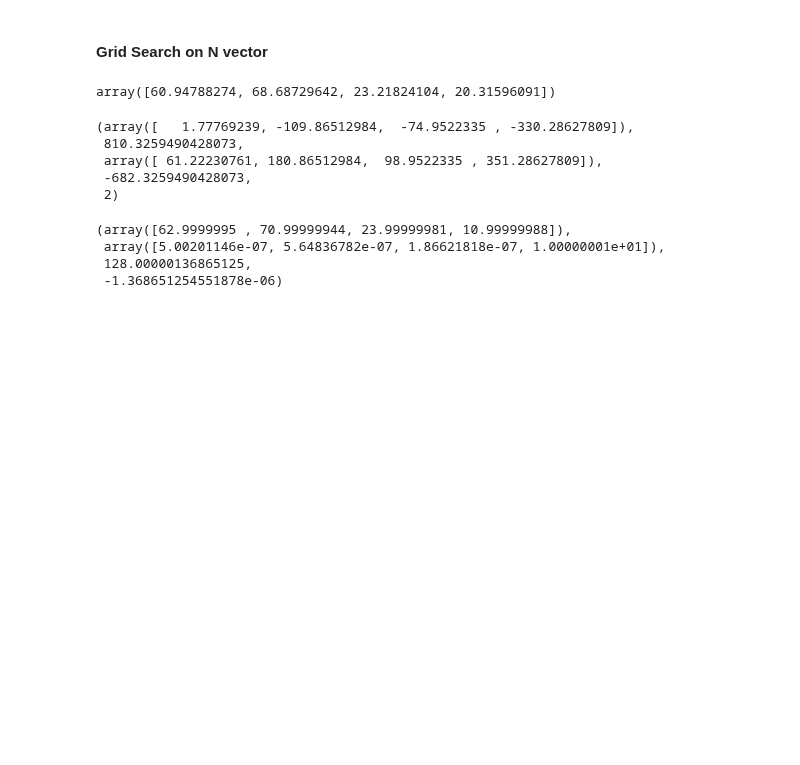
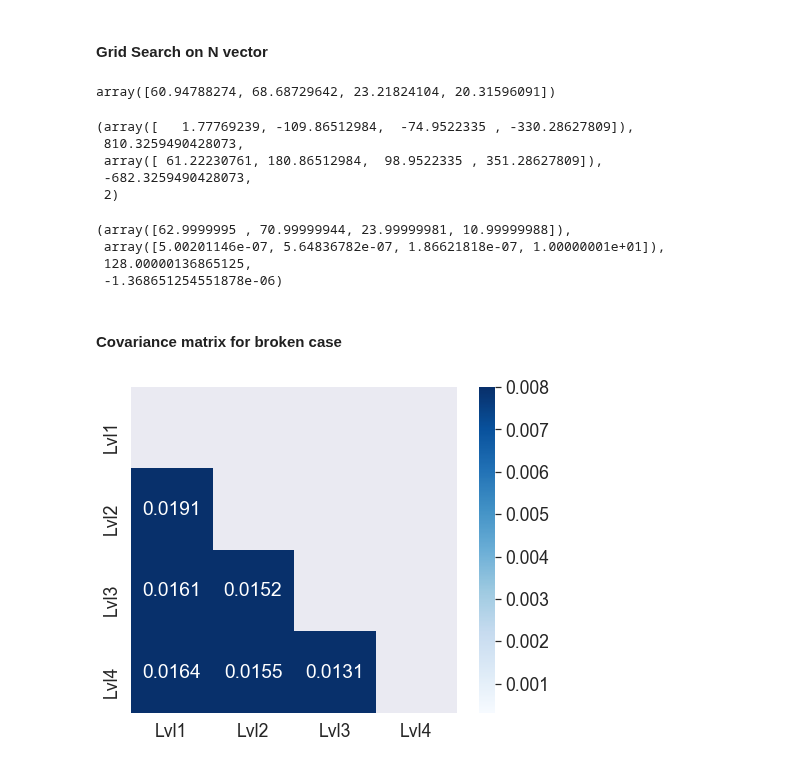
Before and after one commit to ihmeuw-msca/CorrelationCorrection, a Jupyter notebook: GL_example.ipynb, the cells around one changed output. Drawn from its saved outputs; the diff is of its cells as text; code cells hidden in the pictures; blank space fills up the shorter version.

```diff
--- a/GL_example.ipynb
+++ b/GL_example.ipynb
@@ -243,3 +277,33 @@ IF(Lx,A0,Nx,M1x).convexProgram()
  array([5.00201146e-07, 5.64836782e-07, 1.86621818e-07, 1.00000001e+01]),
  128.00000136865125,
  -1.368651254551878e-06)
+# %% [markdown]
+#### Covariance matrix for broken case
+# %%
+x = np.array([9.06,27.,45.,64.8])
+Nx = np.array([414,261,228,44,34])
+Nx[0] = 127
+Nx[1:] = A0 + 1
+A0 = np.array([61,69,22,19])
+M1x = np.sum(A0) + 126
+Lx = np.array([-0.2231435,-0.0001,0.5306283,0.8754687])
+vx = np.array([0.2233380,0.2337519,0.3765137,0.4440046])
+vx *= vx
+# vx = np.array([0.001,0.01,0.2,0.9])
+# %%
+alcohol_data = IF(Lx,A0,Nx,M1x)
+A_alc, B_alc, a0_alc, b0_alc = alcohol_data.convexProgram()
+# %%
+C4 = covariance_matrix(A_alc,B_alc,a0_alc,b0_alc,vx)
+mask = np.triu(np.ones_like(C4, dtype=bool))  # Mask for the upper triangle
+
+plt.figure(figsize=(8, 6))
+sns.set(font_scale=1.6)
+sns.heatmap(C4, annot=True, fmt=".4f", mask=mask, cmap='Blues', cbar=True, square=True,
+            xticklabels=[f'Lvl{i+1}' for i in range(4)],
+            yticklabels=[f'Lvl{i+1}' for i in range(4)], vmin=.0003,vmax=0.008)
+# plt.title('Upper Triangle of Covariance Matrix--Solved Hamling')
+plt.savefig("images/GL_break.png")
+plt.show()
+# %% [output]
+[figure, added]
```
Also changed, not shown: parts of 7 cells of this notebook, 14 other files.
